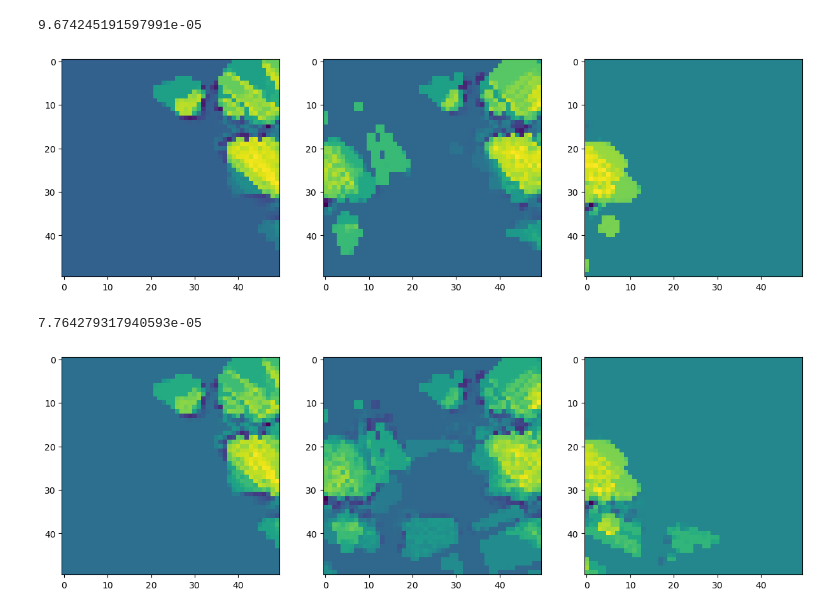
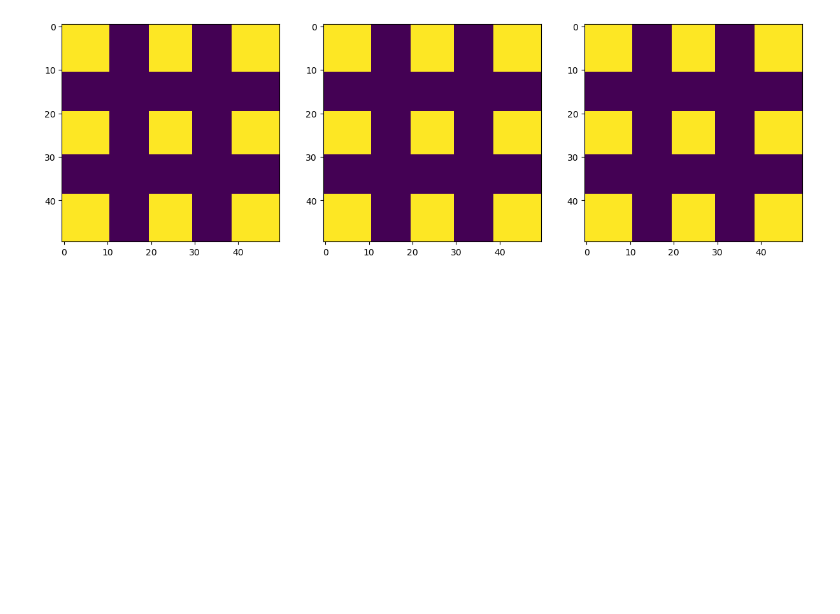
Before and after one commit to WiseLabCMU/dart, a Jupyter notebook: test.ipynb, the cells around one changed output. Saved outputs shown, nothing was run; the diff lists cells and outputs as text; code cells hidden in the pictures; blank space fills up the shorter version.

```diff
--- a/test.ipynb
+++ b/test.ipynb
@@ -106,50 +198,6 @@ for row, m in zip(axs, [_map, model]):
-# %%
-from tqdm import tqdm
-from IPython.display import display
-
-_map = Map3d('data/map.mat')
-traj = Trajectory('data/traj.mat')
-model = Model('data/map.mat')
-
-r = torch.linspace(rmin, rmax, 50).cuda()
-d = torch.linspace(dmin, dmax, 50).cuda()
-d = d[torch.abs(d) > 0.01]
-
-optimizer = torch.optim.Adam(model.parameters(), lr=1e-3)
-
-
-def step():
-    running_loss = 0.
-    n = traj.velocity.shape[0]
-    idx = torch.randperm(n)
-    for i in tqdm(range(500)):
-        t = idx[i]
-        pose = make_pose(
-            traj.velocity[t, :].squeeze(),
-            traj.position[t, :].squeeze(),
-            traj.orientation[t, :, :].squeeze())
-        gt = render(_map.sample_trilinear, r, d, pose, k=360)
-
-        optimizer.zero_grad()
-        pred = render(model.forward, r, d, pose, k=360)
-        loss = torch.mean((pred - gt)**2)
-        loss.backward()
-        optimizer.step()
-
-        running_loss += loss.item()
-
-    print(running_loss / n)
-
-    fig, axs = plt.subplots(1, 3, figsize=(15, 5))
-    for ax, x in zip(axs, [10, 25, 40]):
-        ax.imshow(model.v[:, :, x].cpu().detach().numpy())
-    display(fig)
-    plt.close()
-
-for _ in range(10):
-    step()
-# %% [output]
-9.674245191597991e-05
-[figure, removed]
-7.764279317940593e-05
-[figure, removed]
+# %%
+fig, axs = plt.subplots(1, 3, figsize=(15, 5))
+for ax, x in zip(axs, [10, 25, 40]):
+    ax.imshow(_map.v[:, :, x].cpu().detach().numpy())
+# %% [output]
+[figure, added]
```
Also changed, not shown: parts of 7 cells of this notebook, 7 other files.
